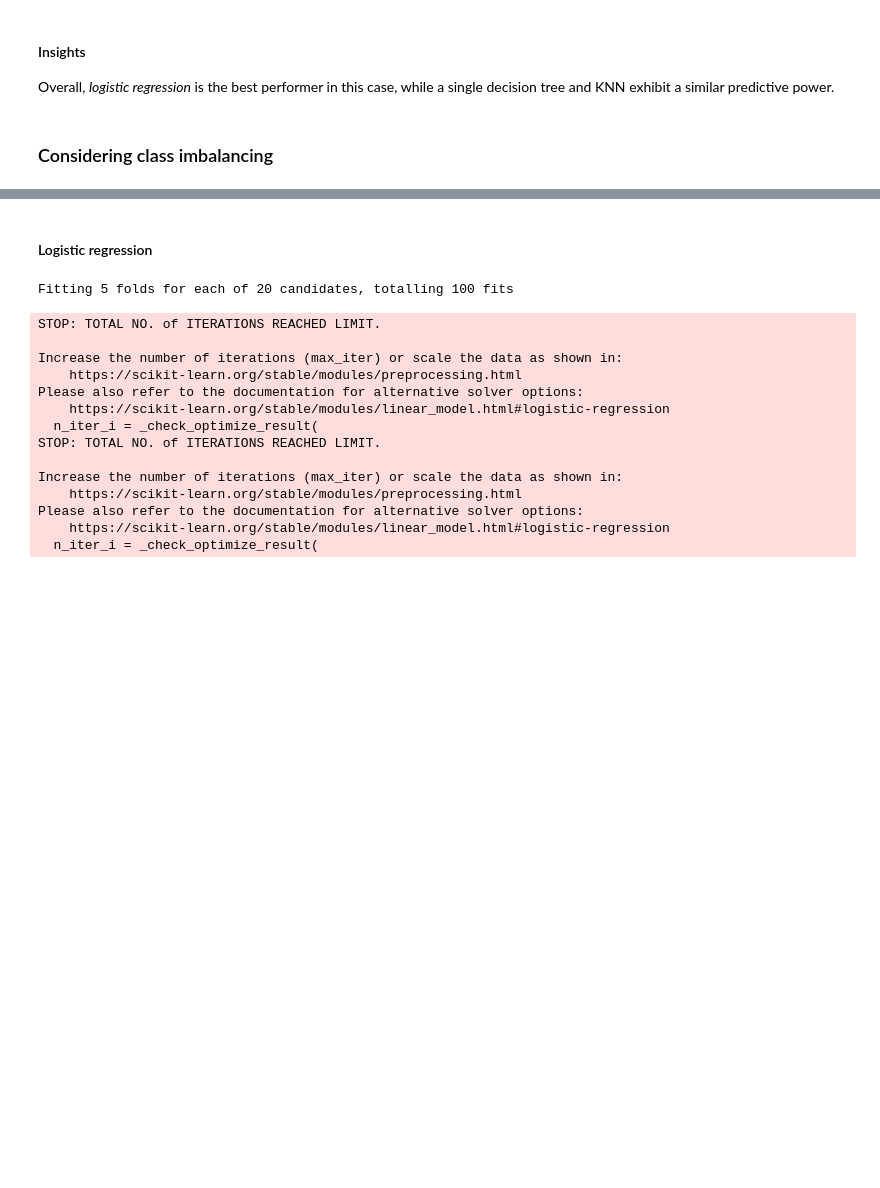
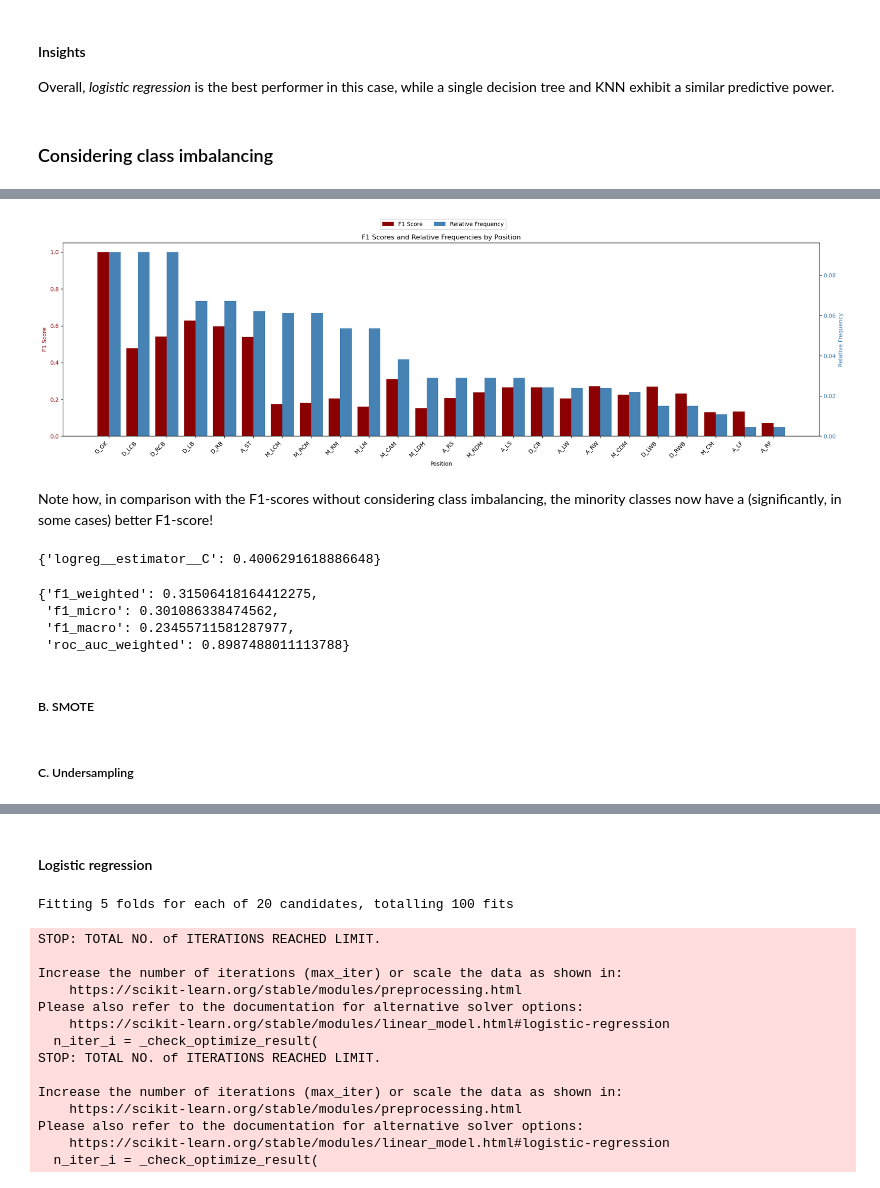
Before and after one commit to simonvellin/football_position_prediction, a Jupyter notebook: pablo/3_feature_selection_and_evaluation.ipynb, the cells around one changed output, grey strips where cells are left out. Saved outputs shown, nothing was run; the diff lists cells and outputs as text; code cells hidden in the pictures; blank space fills up the shorter version.

```diff
--- a/pablo/3_feature_selection_and_evaluation.ipynb
+++ b/pablo/3_feature_selection_and_evaluation.ipynb
@@ -602,0 +849,6 @@ Overall, *logistic regression* is the best performer in this case, while a singl
+# %%
+df_report_logreg_overs, best_params_logreg_overs, best_scores_logreg_overs = baseline_models(
+    df = dfv1, numerical_features = numerical_features, categorical_features = categorical_features,
+    model = LogisticRegression, target = 'position_grouped', n_hyper_comb = 20, num_imputer = "median",
+    goalkeeper_label = "G_GK", refit_score = 'f1_weighted', resampling_method = 'oversample'
+    )
@@ -602,0 +866,21 @@ Overall, *logistic regression* is the best performer in this case, while a singl
+# %%
+graph_f1_per_position(df_train = dfv1, df_report = df_report_logreg_overs)
+# %% [output]
+[figure, added]
+# %% [markdown]
+Note how, in comparison with the F1-scores without considering class imbalancing, the minority classes now have a (significantly, in some cases) better F1-score!
+# %%
+best_params_logreg_overs
+# %% [output]
+{'logreg__estimator__C': 0.4006291618886648}
+# %%
+best_scores_logreg_overs
+# %% [output]
+{'f1_weighted': 0.31506418164412275,
+ 'f1_micro': 0.301086338474562,
+ 'f1_macro': 0.23455711581287977,
+ 'roc_auc_weighted': 0.8987488011113788}
+# %% [markdown]
+##### B. SMOTE
+# %% [markdown]
+##### C. Undersampling
```
Also changed, not shown: parts of 76 cells of this notebook, 15 other files.
